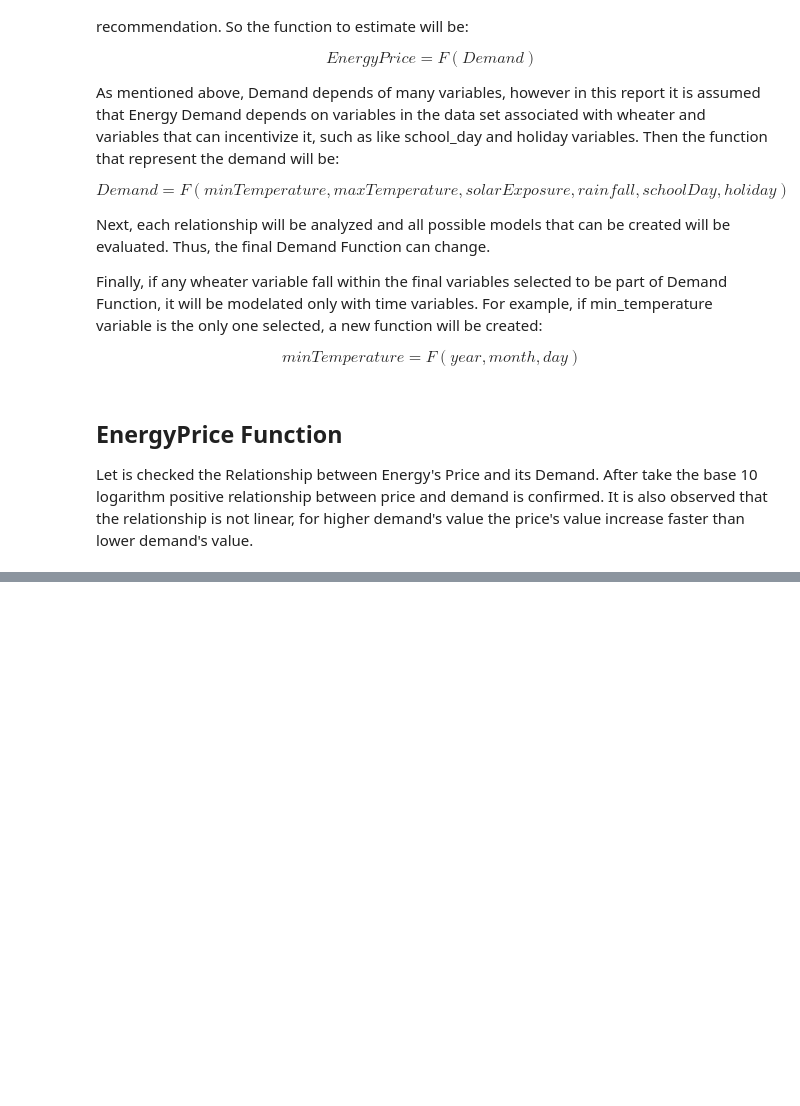
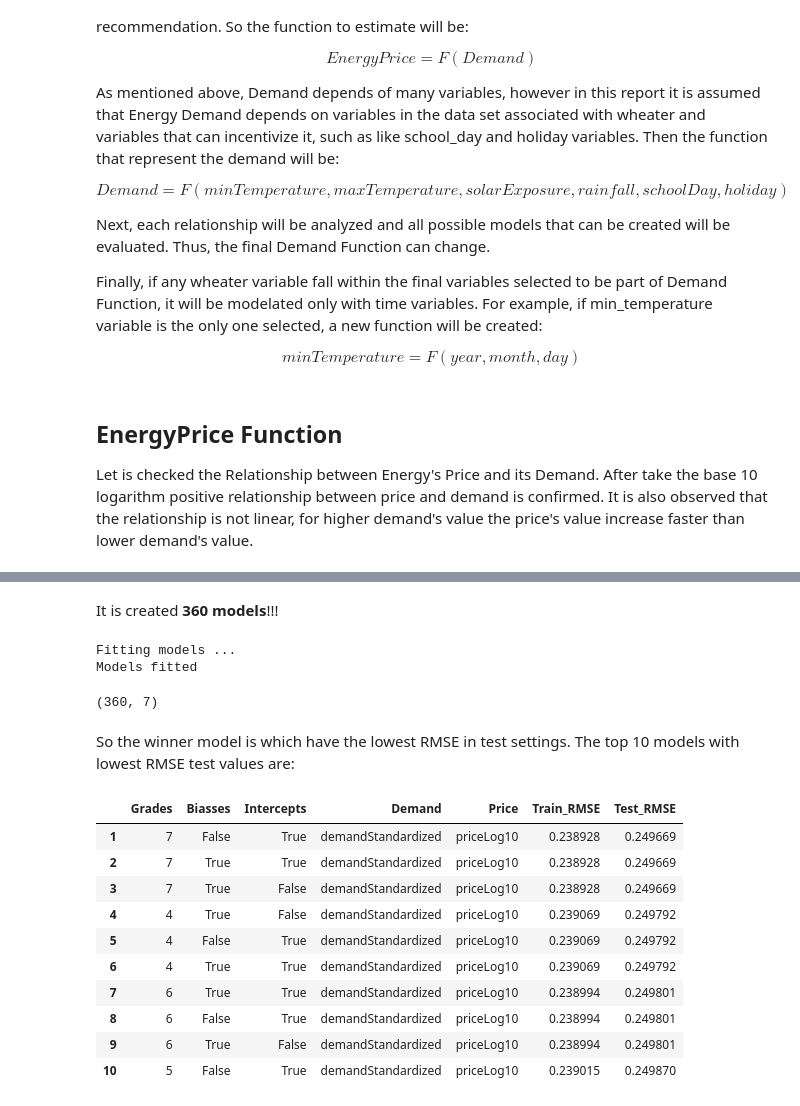
Before and after one commit to shlondon/ElectricityMarket-DataCamp, a Jupyter notebook: Sketch.ipynb, the cells around one changed output, grey strips where cells are left out. Cells and saved outputs as stored; diff of their text form; code cells hidden in the pictures; blank space fills up the shorter version.

```diff
--- a/Sketch.ipynb
+++ b/Sketch.ipynb
@@ -173,0 +315,28 @@ Let is checked the Relationship between Energy's Price and its Demand. After tak
+# %% [markdown]
+It is created **360 models**!!!
+# %%
+# Creating models!!!
+models = create_prices_models(df, 10)
+models.shape
+# %% [output]
+Fitting models ...
+Models fitted
+(360, 7)
+# %% [markdown]
+So the winner model is which have the lowest RMSE in test settings. The top 10 models with lowest RMSE test values are:
+# %%
+top10_models_price = models.sort_values(by='Test_RMSE').iloc[:10,:]
+top10_models_price.index = [i + 1 for i in range(10)]
+top10_models_price
+# %% [output]
+|  | Grades | Biasses | Intercepts | Demand | Price | Train_RMSE | Test_RMSE |
+| 1 | 7 | False | True | demandStandardized | priceLog10 | 0.238928 | 0.249669 |
+| 2 | 7 | True | True | demandStandardized | priceLog10 | 0.238928 | 0.249669 |
+| 3 | 7 | True | False | demandStandardized | priceLog10 | 0.238928 | 0.249669 |
+| 4 | 4 | True | False | demandStandardized | priceLog10 | 0.239069 | 0.249792 |
+| 5 | 4 | False | True | demandStandardized | priceLog10 | 0.239069 | 0.249792 |
+| 6 | 4 | True | True | demandStandardized | priceLog10 | 0.239069 | 0.249792 |
+| 7 | 6 | True | True | demandStandardized | priceLog10 | 0.238994 | 0.249801 |
+| 8 | 6 | False | True | demandStandardized | priceLog10 | 0.238994 | 0.249801 |
+| 9 | 6 | True | False | demandStandardized | priceLog10 | 0.238994 | 0.249801 |
+| 10 | 5 | False | True | demandStandardized | priceLog10 | 0.239015 | 0.249870 |
```
Also changed, not shown: parts of 3 cells of this notebook.
